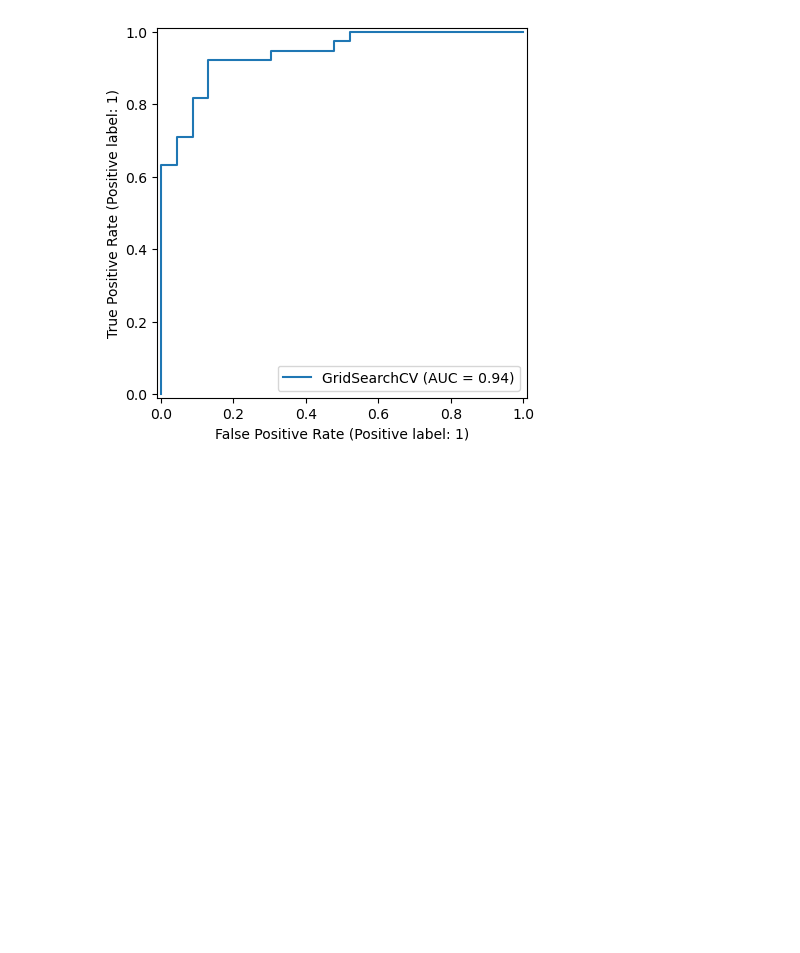
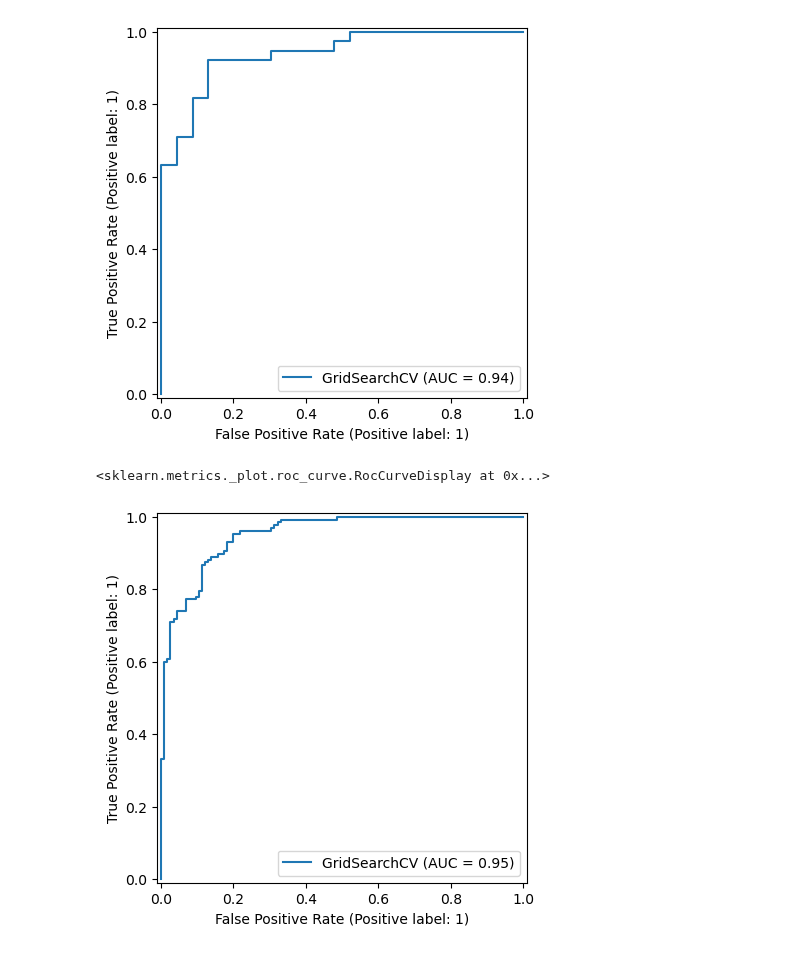
Before and after one commit to Ayush-2001-Dhanraj/heart_disease_classifier, a Jupyter notebook: index.ipynb, the cells around one changed output. Drawn from its saved outputs; the diff is of its cells as text; code cells hidden in the pictures; blank space fills up the shorter version.

```diff
--- a/index.ipynb
+++ b/index.ipynb
@@ -673,3 +673,8 @@ RocCurveDisplay.from_estimator(gs_rf, X_test, y_test)
 # %% [output]
 <sklearn.metrics._plot.roc_curve.RocCurveDisplay at 0x...>
 [figure]
+# %%
+RocCurveDisplay.from_estimator(gs_rf, X_train, y_train)
+# %% [output]
+<sklearn.metrics._plot.roc_curve.RocCurveDisplay at 0x...>
+[figure, added]
```
Also changed, not shown: parts of 8 cells of this notebook.
